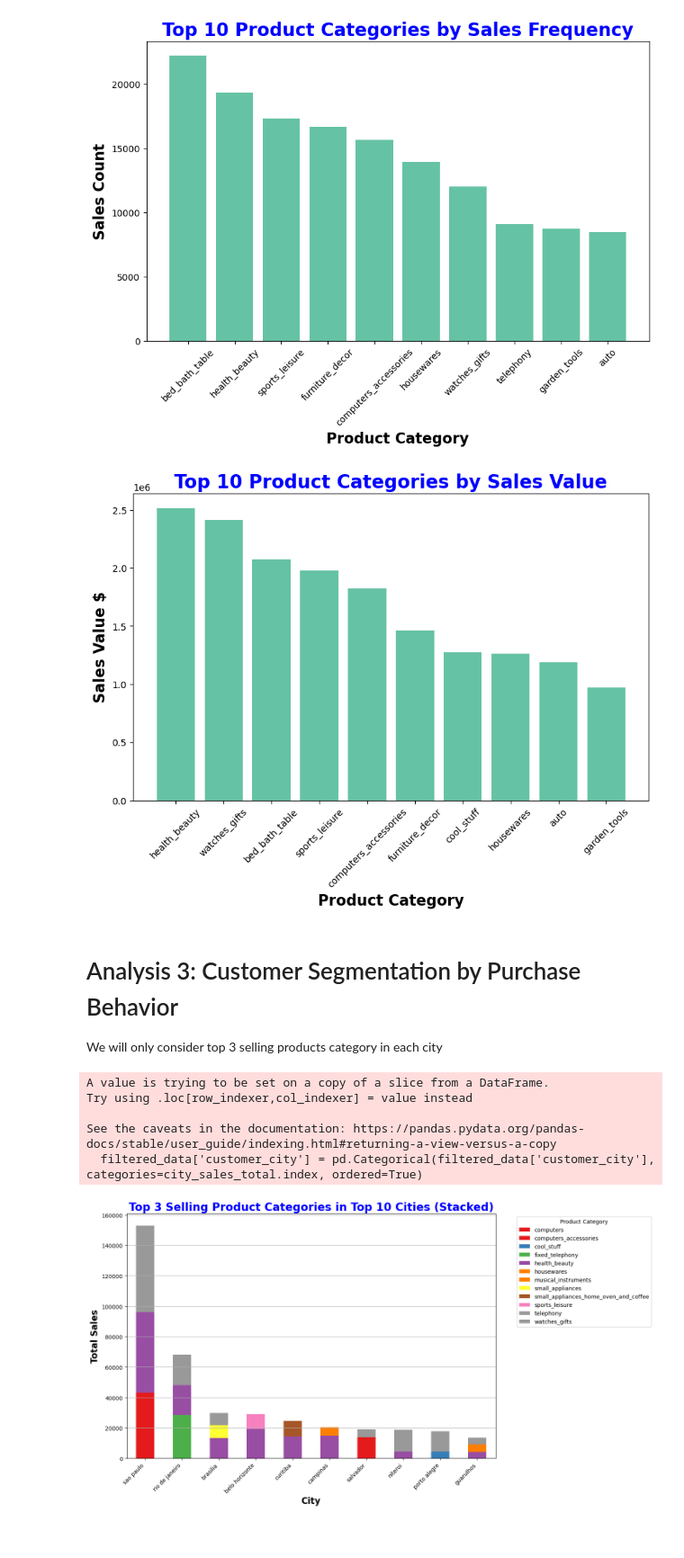
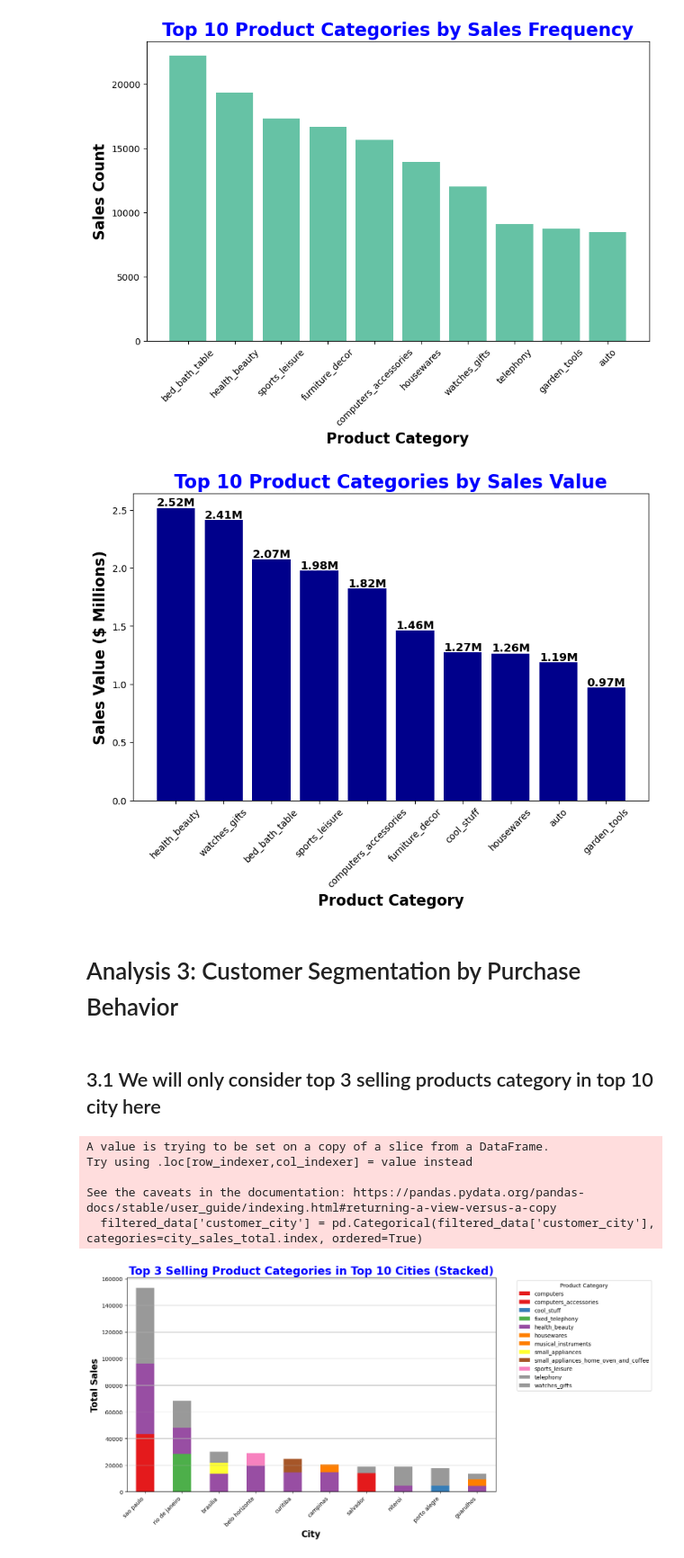
Before and after one commit to jochze-eng/Team5Module2Final, a Jupyter notebook: mt_eda.ipynb, the cells around one changed output. Shown: that part at 90% size. Drawn from its saved outputs; the diff is of its cells as text; code cells hidden in the pictures; blank space fills up the shorter version.

```diff
--- a/mt_eda.ipynb
+++ b/mt_eda.ipynb
@@ -126,23 +126,46 @@ plt.show()
 # %% [output]
 [figure]
 # %%
-# Identify top 10 products by sales count
+# Identify top 10 products by sales
 top_products = product_sales.sort_values(by='total_revenue', ascending=False).head(10)
 
+# Convert sales values to millions
+top_products['total_revenue_millions'] = top_products['total_revenue'] / 1_000_000
+
 # Plotting
-plt.figure(figsize=(10,6))
-plt.bar(top_products['product_category_name_english'], top_products['total_revenue'])
-plt.title('Top 10 Product Categories by Sales Value',fontsize=20,fontweight='bold',color='blue')
-plt.xlabel('Product Category',fontsize=16,fontweight='bold',color='black')
-plt.ylabel('Sales Value $',fontsize=16,fontweight='bold',color='black')
+plt.figure(figsize=(10, 6))
+bars = plt.bar(
+    top_products['product_category_name_english'],
+    top_products['total_revenue_millions'],
+    color='darkblue'  # Set bar color to deep blue
+)
+
+# Add title and labels
+plt.title('Top 10 Product Categories by Sales Value', fontsize=20, fontweight='bold', color='blue')
+plt.xlabel('Product Category', fontsize=16, fontweight='bold', color='black')
+plt.ylabel('Sales Value ($ Millions)', fontsize=16, fontweight='bold', color='black')
 plt.xticks(rotation=45)
+
+# Add values on top of each bar (formatted in millions)
+for bar in bars:
+    yval = bar.get_height()  # Get the height of the bar (sales value in millions)
+    plt.text(
+        bar.get_x() + bar.get_width() / 2,
+        yval,
+        f'{yval:.2f}M',  # Format as "X.XXM"
+        ha='center',
+        va='bottom',
+        fontsize=12,
+        fontweight='bold',
+        color='black'
+    )
+
+# Display the plot
 plt.show()
 # %% [output]
-[figure, old version]
+[figure, new version]
 # %% [markdown]
 # Analysis 3: Customer Segmentation by Purchase Behavior
-
-We will only consider top 3 selling products category in each city
 # %%
 city_category_sales = df_full.groupby(['month', 'customer_city', 'product_category_name_english']).agg(
     total_sales=('price', 'sum'),
@@ -154,6 +177,8 @@ city_category_sales_sorted = city_category_sales.sort_values(['customer_city', '
 
 # Keep only the top 3 product categories for each city
 top3_per_city = city_category_sales_sorted.groupby('customer_city').head(3)
+# %% [markdown]
+## 3.1 We will only consider top 3 selling products category in top 10 city here
 # %%
 # Step 1: Get the top 10 cities by total sales
 top_cities = df_full.groupby('customer_city')['price'].sum().nlargest(10).index.tolist()
@@ -166,32 +191,32 @@ city_sales_total = filtered_data.groupby('customer_city')['total_sales'].sum().s
 
 # Step 4: Reorder the filtered data based on total sales
 filtered_data['customer_city'] = pd.Categorical(filtered_data['customer_city'], categories=city_sales_total.index, ordered=True)
 
 # Step 5: Pivot data for a stacked bar chart
 pivot_data = filtered_data.pivot_table(
     index='customer_city',
     columns='product_category_name_english',
     values='total_sales',
     aggfunc='sum',
 ).fillna(0)  # Fill NaN with 0 in case there are missing product categories for any city
 
 # Step 6: Plot stacked bar chart
-pivot_data.plot(kind='bar', stacked=True, figsize=(12, 8), colormap="Set1")
+pivot_data.plot(kind='bar', stacked=True, figsize=(12, 7), colormap="Set1")
 
 # Step 7: Add labels and format
 plt.title("Top 3 Selling Product Categories in Top 10 Cities (Stacked)",fontsize=20,fontweight='bold',color='blue')
 plt.xlabel("City",fontsize=16,fontweight='bold',color='black')
 plt.ylabel("Total Sales",fontsize=16,fontweight='bold',color='black')
 plt.legend(title="Product Category", bbox_to_anchor=(1.05, 1), loc='upper left')
 plt.xticks(rotation=45, ha='right')
 plt.grid(axis='y')
 
 # Show plot
 plt.show()
 # %% [output]
 A value is trying to be set on a copy of a slice from a DataFrame.
 Try using .loc[row_indexer,col_indexer] = value instead
 
 See the caveats in the documentation: https://pandas.pydata.org/pandas-docs/stable/user_guide/indexing.html#returning-a-view-versus-a-copy
   filtered_data['customer_city'] = pd.Categorical(filtered_data['customer_city'], categories=city_sales_total.index, ordered=True)
-[figure, old version]
+[figure, new version]
```
Also changed, not shown: parts of 8 cells of this notebook.
